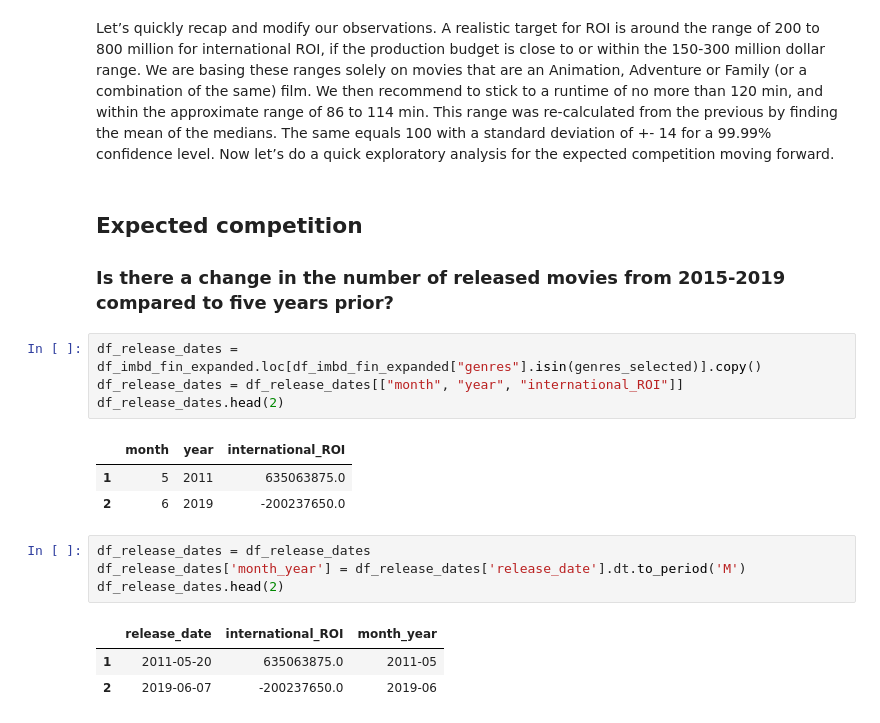
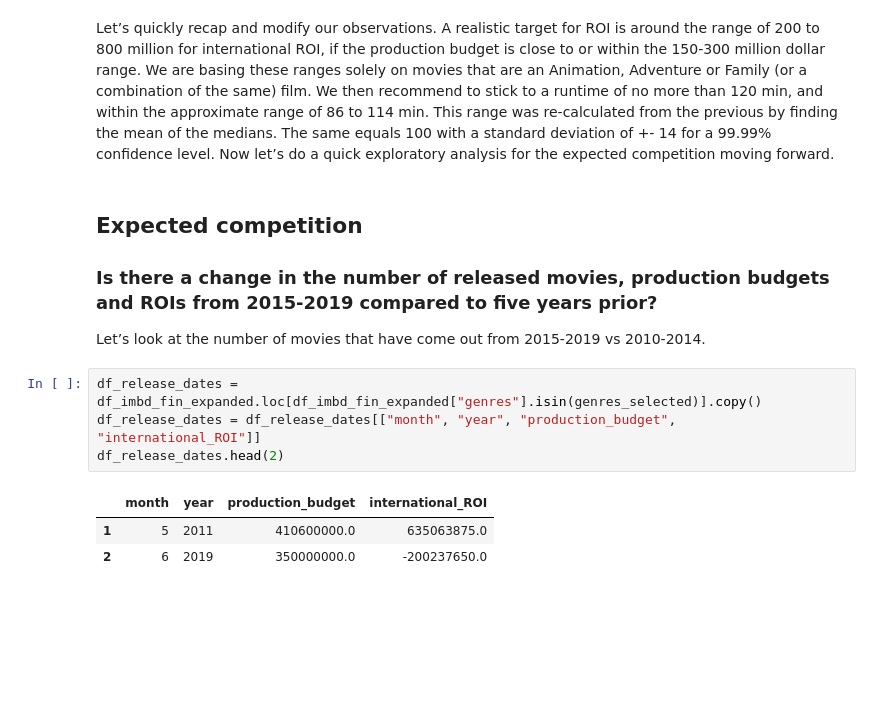
Before and after one commit to EdAlexc/dsc-mod-1-project-v2-1-online-ds-sp-000, a Jupyter notebook: student.ipynb, the cells around one changed output. Drawn from its saved outputs; the diff is of its cells as text; blank space fills up the shorter version.

```diff
--- a/student.ipynb
+++ b/student.ipynb
@@ -1358,20 +1358,14 @@ Let’s quickly recap and modify our observations. A realistic target for ROI is
 # %% [markdown]
 <a id = "Ec"></a>
 ## Expected competition
-### Is there a change in the number of released movies from 2015-2019 compared to five years prior?
+### Is there a change in the number of released movies, production budgets and ROIs from 2015-2019 compared to five years prior?
+
+Let’s look at the number of movies that have come out from 2015-2019 vs 2010-2014.
 # %%
 df_release_dates = df_imbd_fin_expanded.loc[df_imbd_fin_expanded["genres"].isin(genres_selected)].copy()
-df_release_dates = df_release_dates[["month", "year", "international_ROI"]]
+df_release_dates = df_release_dates[["month", "year", "production_budget", "international_ROI"]]
 df_release_dates.head(2)
 # %% [output]
-|  | month | year | international_ROI |
-| 1 | 5 | 2011 | 635063875.0 |
-| 2 | 6 | 2019 | -200237650.0 |
+|  | month | year | production_budget | international_ROI |
+| 1 | 5 | 2011 | 410600000.0 | 635063875.0 |
+| 2 | 6 | 2019 | 350000000.0 | -200237650.0 |
-# %%
-df_release_dates = df_release_dates
-df_release_dates['month_year'] = df_release_dates['release_date'].dt.to_period('M')
-df_release_dates.head(2)
-# %% [output]
-|  | release_date | international_ROI | month_year |
-| 1 | 2011-05-20 | 635063875.0 | 2011-05 |
-| 2 | 2019-06-07 | -200237650.0 | 2019-06 |
```
Also changed, not shown: parts of 16 cells of this notebook.
